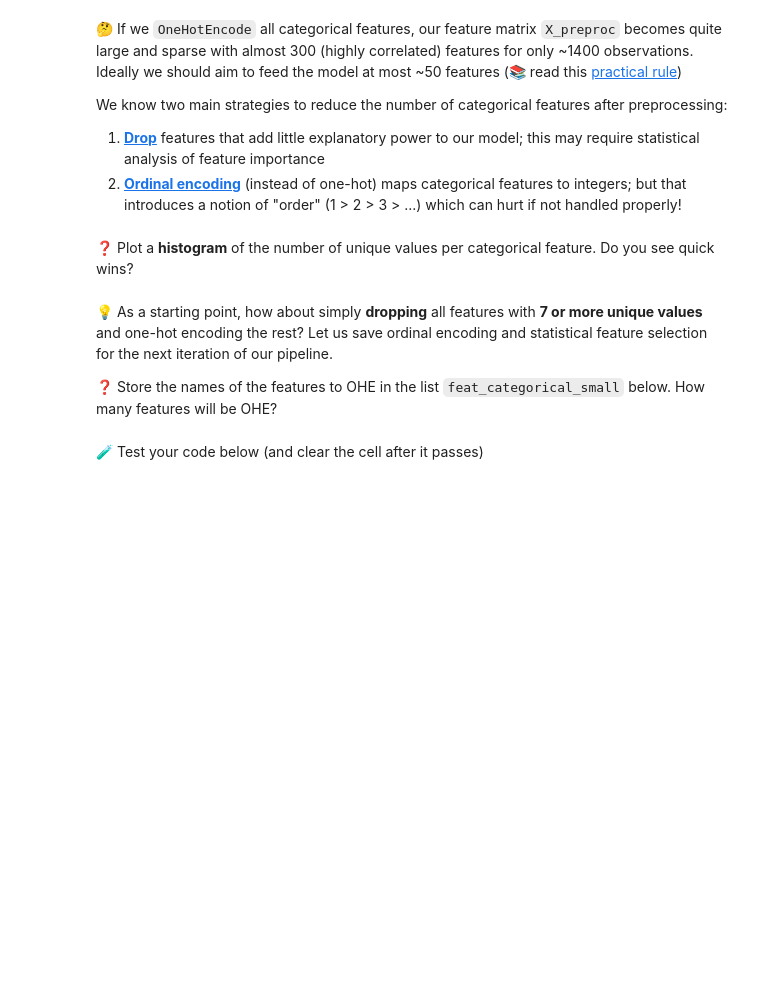
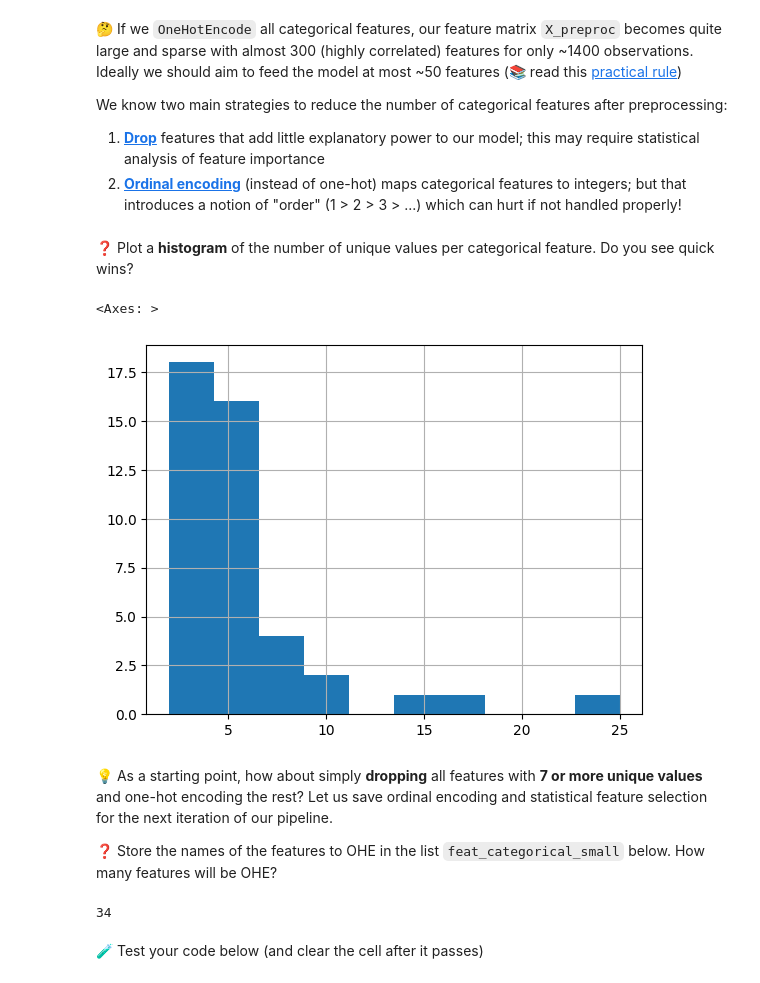
Before and after one commit to itsyeren/kaggle-competition, a Jupyter notebook: houses_kaggle_competition.ipynb, the cells around one changed output. Drawn from its saved outputs; the diff is of its cells as text; code cells hidden in the pictures; blank space fills up the shorter version.

```diff
--- a/houses_kaggle_competition.ipynb
+++ b/houses_kaggle_competition.ipynb
@@ -76,0 +75,6 @@ Your goal is to predict the missing `y_pred` on the test set and submit to disco
+# %%
+data = pd.read_csv("https://d32aokrjazspmn.cloudfront.net/materials/houses_train_raw.csv", index_col="Id")
+X = data.drop(columns=["SalePrice"])
+y = data["SalePrice"]
+
+X.shape, y.shape
@@ -90,0 +100,3 @@ Your goal is to predict the missing `y_pred` on the test set and submit to disco
+# %%
+feat_categorical_nunique = X.select_dtypes(include='object').nunique()
+feat_categorical_nunique.sum()
@@ -101,3 +113,8 @@ We know two main strategies to reduce the number of categorical features after p
+# %%
+feat_categorical_nunique.hist()
+# %% [output]
+<Axes: >
+[figure, added]
 # %% [markdown]
 💡 As a starting point, how about simply **dropping** all features with **7 or more unique values** and one-hot encoding the rest? Let us save ordinal encoding and statistical feature selection for the next iteration of our pipeline.
 
@@ -109,3 +124,7 @@ We know two main strategies to reduce the number of categorical features after p
+# %%
+len(feat_categorical_small)
+# %% [output]
+34
 # %% [markdown]
 🧪 Test your code below (and clear the cell after it passes)
 # %%
```
Also changed, not shown: parts of 11 cells of this notebook, 1 other file.
